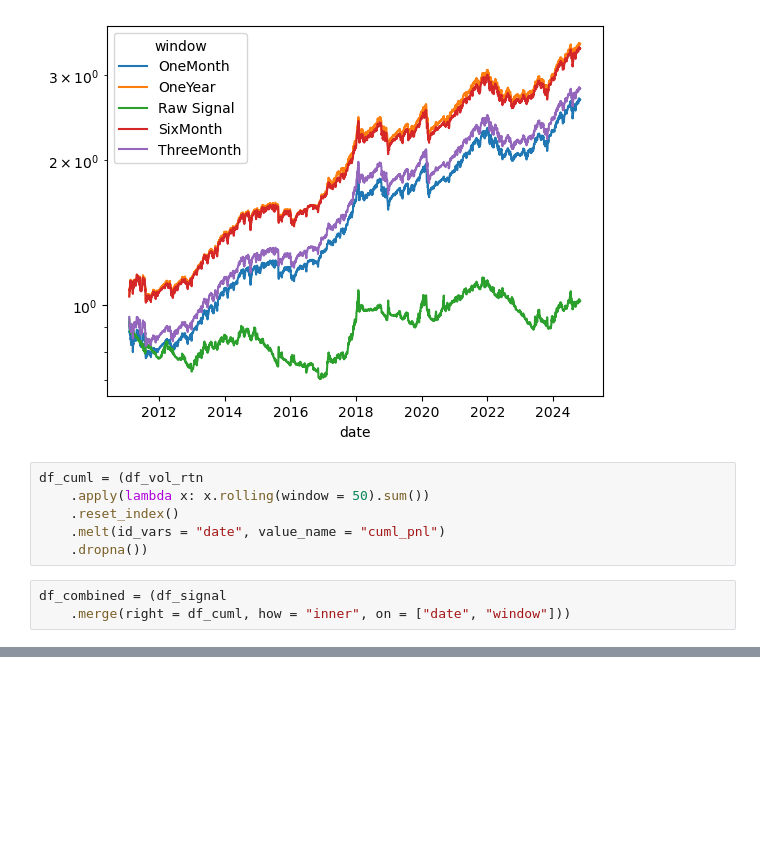
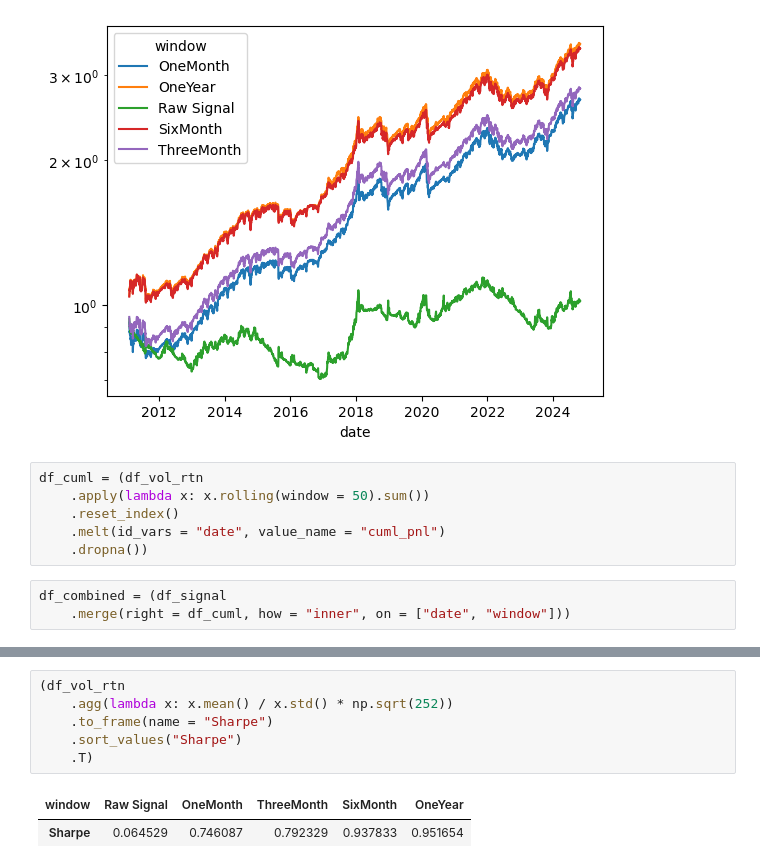
Before and after one commit to diegodalvarez/TrendSystem, a Jupyter notebook: Research/SignalResearch/1ImpliedCorrelationSignals.ipynb, the cells around one changed output, grey strips where cells are left out. Drawn from its saved outputs; the diff is of its cells as text; blank space fills up the shorter version.

```diff
--- a/Research/SignalResearch/1ImpliedCorrelationSignals.ipynb
+++ b/Research/SignalResearch/1ImpliedCorrelationSignals.ipynb
@@ -155,0 +157,9 @@ Text(0.5, 0.98, 'Cumulative Returns of Trend Following Scaled by Implied Correla
+# %%
+(df_vol_rtn
+    .agg(lambda x: x.mean() / x.std() * np.sqrt(252))
+    .to_frame(name = "Sharpe")
+    .sort_values("Sharpe")
+    .T)
+# %% [output]
+| window | Raw Signal | OneMonth | ThreeMonth | SixMonth | OneYear |
+| Sharpe | 0.064529 | 0.746087 | 0.792329 | 0.937833 | 0.951654 |
```
Also changed, not shown: parts of 1 cell of this notebook, 1 other file.
